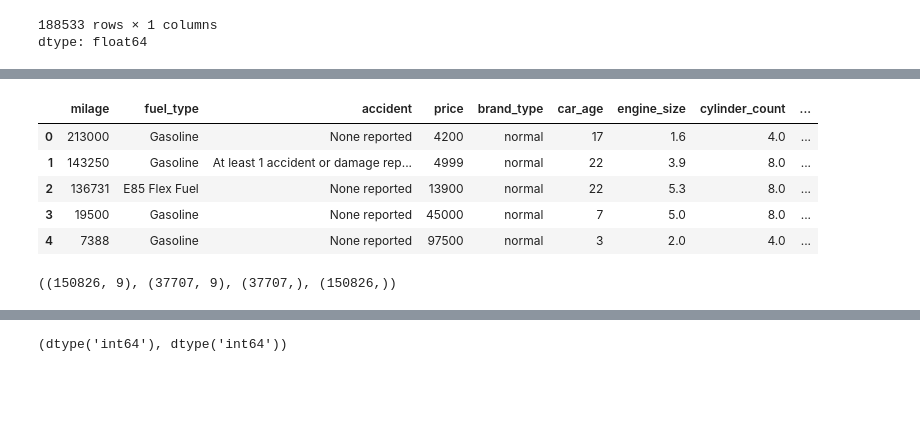
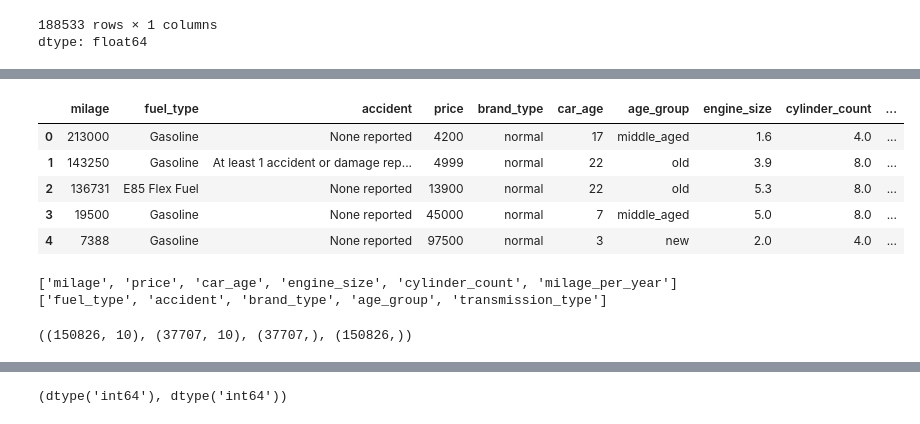
Before and after one commit to tahminehladi/car_price_prediction, a Jupyter notebook: Car_Price_Prediction.ipynb, the cells around one changed output, grey strips where cells are left out. Drawn from its saved outputs; the diff is of its cells as text; code cells hidden in the pictures; blank space fills up the shorter version.

```diff
--- a/Car_Price_Prediction.ipynb
+++ b/Car_Price_Prediction.ipynb
@@ -497,13 +529,23 @@ Index(['id', 'brand', 'model', 'model_year', 'milage', 'fuel_type', 'engine',
 # %%
 train_df_2=train_df.copy()
 # %%
-train_df_2.drop(['id', 'brand', 'model', 'model_year', 'engine',
-                 'transmission','ext_col', 'int_col', 'clean_title','age_group'], axis=1, inplace=True)
+train_df_2.drop(['id', 'brand', 'model', 'model_year', 'engine', 'car_age2',
+                 'transmission','ext_col', 'int_col', 'clean_title'], axis=1, inplace=True)
 train_df_2.head()
 # %% [output]
-|  | milage | fuel_type | accident | price | brand_type | car_age | engine_size | cylinder_count | ... |
-| 0 | 213000 | Gasoline | None reported | 4200 | normal | 17 | 1.6 | 4.0 | ... |
-| 1 | 143250 | Gasoline | At least 1 accident or damage rep... | 4999 | normal | 22 | 3.9 | 8.0 | ... |
-| 2 | 136731 | E85 Flex Fuel | None reported | 13900 | normal | 22 | 5.3 | 8.0 | ... |
-| 3 | 19500 | Gasoline | None reported | 45000 | normal | 7 | 5.0 | 8.0 | ... |
-| 4 | 7388 | Gasoline | None reported | 97500 | normal | 3 | 2.0 | 4.0 | ... |
+|  | milage | fuel_type | accident | price | brand_type | car_age | age_group | engine_size | cylinder_count | ... |
+| 0 | 213000 | Gasoline | None reported | 4200 | normal | 17 | middle_aged | 1.6 | 4.0 | ... |
+| 1 | 143250 | Gasoline | At least 1 accident or damage rep... | 4999 | normal | 22 | old | 3.9 | 8.0 | ... |
+| 2 | 136731 | E85 Flex Fuel | None reported | 13900 | normal | 22 | old | 5.3 | 8.0 | ... |
+| 3 | 19500 | Gasoline | None reported | 45000 | normal | 7 | middle_aged | 5.0 | 8.0 | ... |
+| 4 | 7388 | Gasoline | None reported | 97500 | normal | 3 | new | 2.0 | 4.0 | ... |
+# %%
+num_features= [label for label, content in train_df_2.items() if pd.api.types.is_numeric_dtype(content)]
+cat_features=[label for label, content in train_df_2.items() if not pd.api.types.is_numeric_dtype(content)]
+
+print(num_features)
+
+print(cat_features)
+# %% [output]
+['milage', 'price', 'car_age', 'engine_size', 'cylinder_count', 'milage_per_year']
+['fuel_type', 'accident', 'brand_type', 'age_group', 'transmission_type']
@@ -519,4 +579,4 @@ X_train, X_valid, y_train, y_valid= train_test_split(X, y, test_size=0.2, random
 # %%
 X_train.shape, X_valid.shape, y_valid.shape, y_train.shape
 # %% [output]
-((150826, 9), (37707, 9), (37707,), (150826,))
+((150826, 10), (37707, 10), (37707,), (150826,))
```
Also changed, not shown: parts of 40 cells of this notebook.
